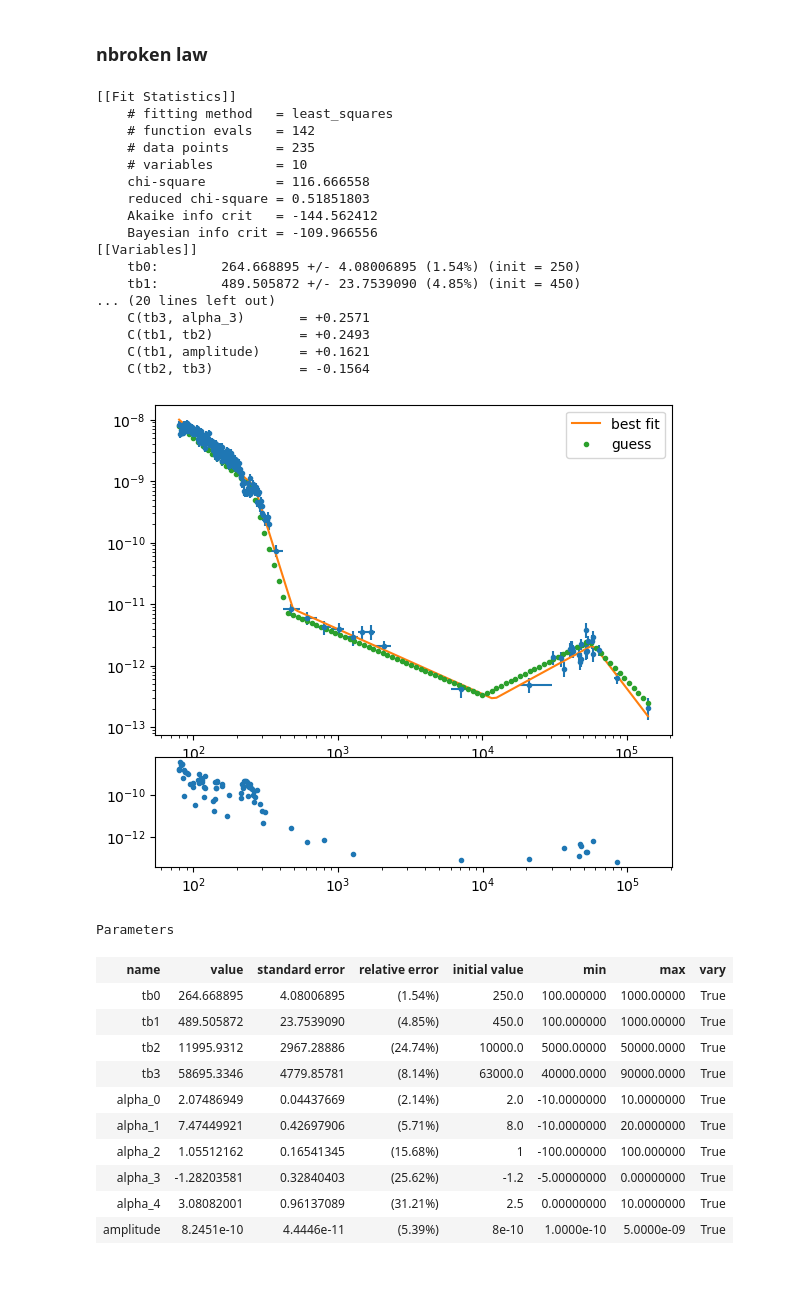
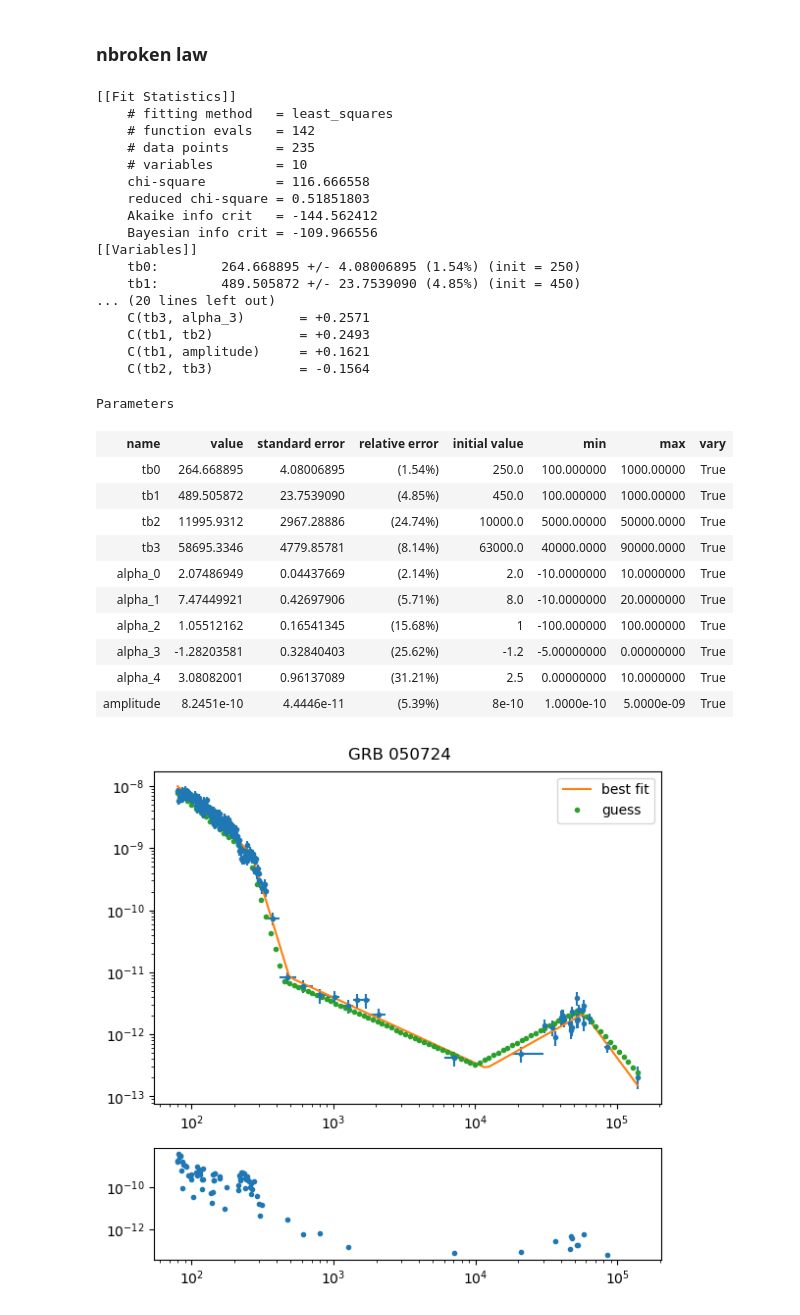
Before and after one commit to Kruthi24/fxt_code, a Jupyter notebook: analysis_notebooks/EE_sGRB/GRB_LC_0.ipynb, the cells around one changed output. Cells and saved outputs as stored; diff of their text form; code cells hidden in the pictures; blank space fills up the shorter version.

```diff
--- a/analysis_notebooks/EE_sGRB/GRB_LC_0.ipynb
+++ b/analysis_notebooks/EE_sGRB/GRB_LC_0.ipynb
@@ -241,38 +175,38 @@ ax1.loglog(x, get_y(result, n, x),label ='best fit')
 ax1.loglog(x, nbroken_law(x, [2.5e2, 4.5e2, 1e4, 5.5e4], [2, 8.0, 1, -1.2, 2.5], 8e-10),'.',label ='guess')
 ax1.legend()
 ax2.loglog(time,residuals, '.')
-plt.subplots_adjust(hspace=0.1)
-plt.show()
+plt.subplots_adjust(top=0.94)
+plt.suptitle("GRB "+GRBs[i])
 
 result.params
 # %% [output]
 [[Fit Statistics]]
     # fitting method   = least_squares
     # function evals   = 142
     # data points      = 235
     # variables        = 10
     chi-square         = 116.666558
     reduced chi-square = 0.51851803
     Akaike info crit   = -144.562412
     Bayesian info crit = -109.966556
 [[Variables]]
     tb0:        264.668895 +/- 4.08006895 (1.54%) (init = 250)
     tb1:        489.505872 +/- 23.7539090 (4.85%) (init = 450)
 ... (20 lines left out)
     C(tb3, alpha_3)       = +0.2571
     C(tb1, tb2)           = +0.2493
     C(tb1, amplitude)     = +0.1621
     C(tb2, tb3)           = -0.1564
-[figure, old version]
 Parameters
 | name | value | standard error | relative error | initial value | min | max | vary |
 | tb0 | 264.668895 | 4.08006895 | (1.54%) | 250.0 | 100.000000 | 1000.00000 | True |
 | tb1 | 489.505872 | 23.7539090 | (4.85%) | 450.0 | 100.000000 | 1000.00000 | True |
 | tb2 | 11995.9312 | 2967.28886 | (24.74%) | 10000.0 | 5000.00000 | 50000.0000 | True |
 | tb3 | 58695.3346 | 4779.85781 | (8.14%) | 63000.0 | 40000.0000 | 90000.0000 | True |
 | alpha_0 | 2.07486949 | 0.04437669 | (2.14%) | 2.0 | -10.0000000 | 10.0000000 | True |
 | alpha_1 | 7.47449921 | 0.42697906 | (5.71%) | 8.0 | -10.0000000 | 20.0000000 | True |
 | alpha_2 | 1.05512162 | 0.16541345 | (15.68%) | 1 | -100.000000 | 100.000000 | True |
 | alpha_3 | -1.28203581 | 0.32840403 | (25.62%) | -1.2 | -5.00000000 | 0.00000000 | True |
 | alpha_4 | 3.08082001 | 0.96137089 | (31.21%) | 2.5 | 0.00000000 | 10.0000000 | True |
 | amplitude | 8.2451e-10 | 4.4446e-11 | (5.39%) | 8e-10 | 1.0000e-10 | 5.0000e-09 | True |
+[figure, new version]
```
Also changed, not shown: parts of 13 cells of this notebook, 23 other files.
